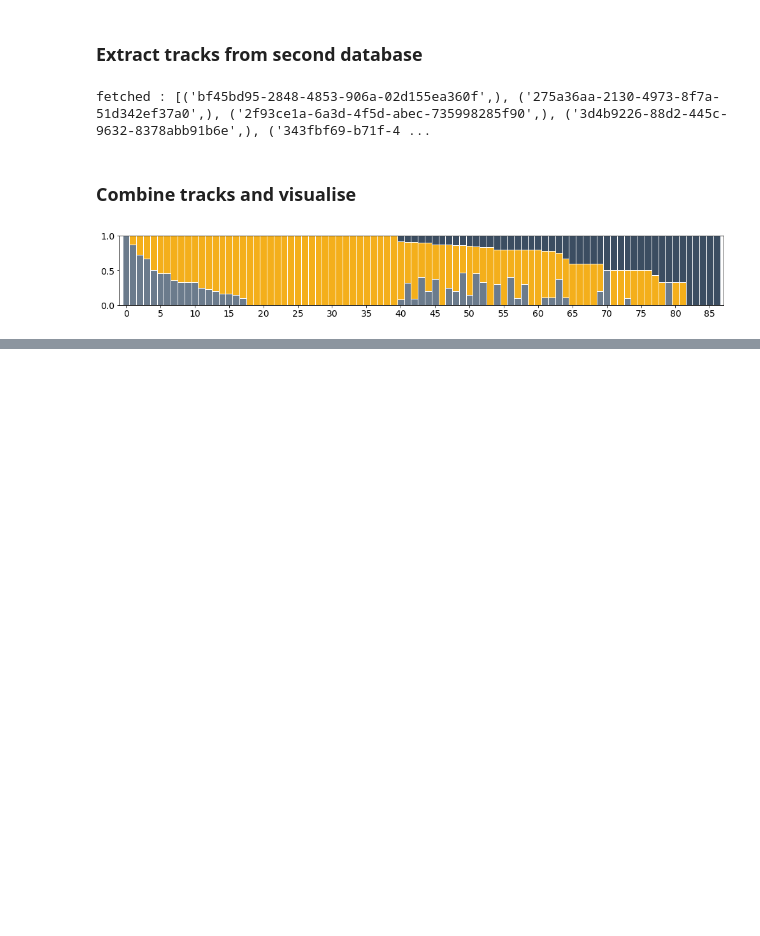
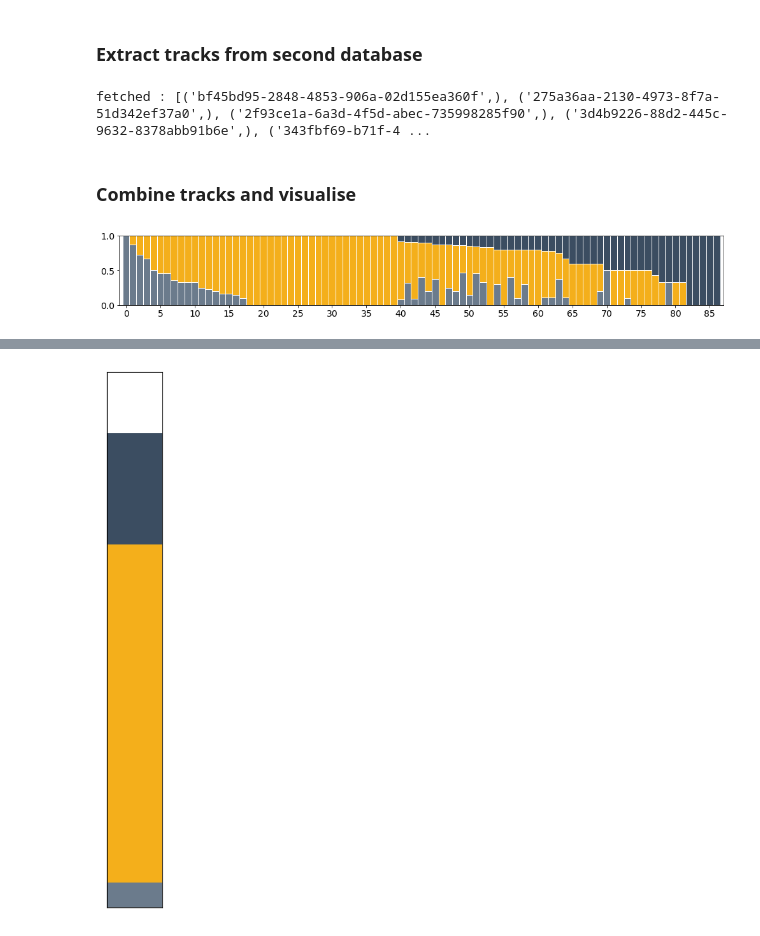
Before and after one commit to bianca-schell/locustVR, a Jupyter notebook: locust_directedness-june.ipynb, the cells around one changed output, grey strips where cells are left out. Drawn from its saved outputs; the diff is of its cells as text; code cells hidden in the pictures; blank space fills up the shorter version.

Commit message:
overall proportion plot

```diff
--- a/locust_directedness-june.ipynb
+++ b/locust_directedness-june.ipynb
@@ -499,0 +500,15 @@ ax.tick_params(axis='y', labelsize=14)
+# %%
+fig,ax = plt.subplots(1,1,figsize=(1,10))
+ax.bar(0, len(short[short>0.5])/len(short), color='#6b7b8c')
+ax.bar(0, len(mid[mid>0.5])/len(mid), bottom=len(short[short>0.5])/len(short), color='#f4af1b')
+ax.bar(0, len(long[long>0.5])/len(long), bottom=len(short[short>0.5])/len(short)+(len(mid[mid>0.5])/len(mid)), color='#3b4d61')
+ax.bar(0, 1-len(short[short>0.5])/len(short)-len(mid[mid>0.5])/len(mid)-len(long[long>0.5])/len(long), bottom=len(short[short>0.5])/len(short)+(len(mid[mid>0.5])/len(mid)), color='#3b4d61')
+ax.set_xlim(0,0.2)
+ax.set_ylim(0,1)
+ax.set_xticks([])
+ax.set_yticks([])
+
+fig.savefig("/mnt/ssd1/Documents/Vivek/locustVR/figures/3_post_directedness_prop.pdf",
+    dpi=300, bbox_inches="tight")
+# %% [output]
+[figure, added]
```
Also changed, not shown: parts of 1 cell of this notebook, 7 other files.
